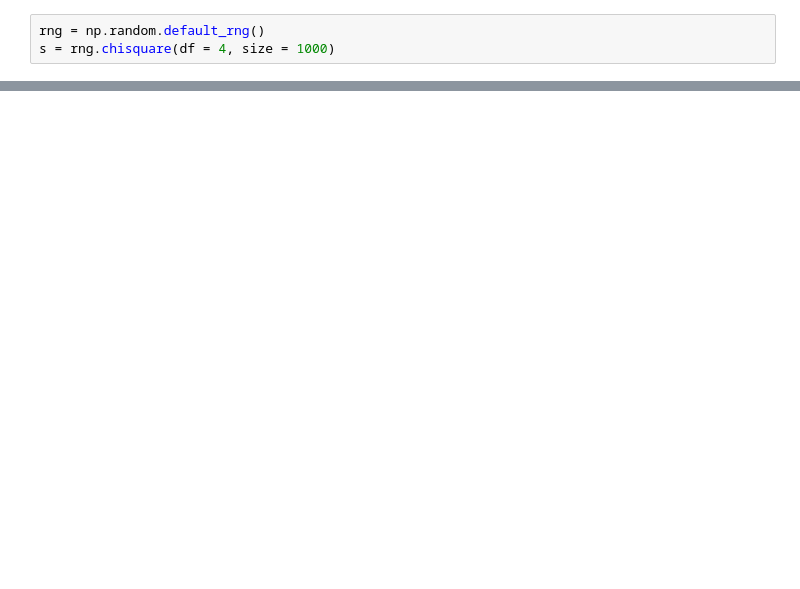
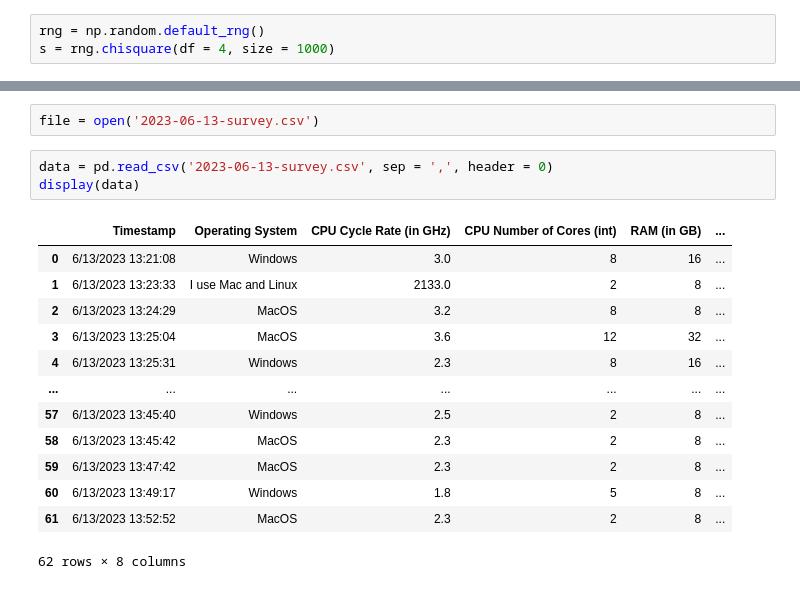
Before and after one commit to davidbaisas/JupyterLab, a Jupyter notebook: JupyterLab.ipynb, the cells around one changed output, grey strips where cells are left out. Saved outputs shown, nothing was run; the diff lists cells and outputs as text; blank space fills up the shorter version.

```diff
--- a/JupyterLab.ipynb
+++ b/JupyterLab.ipynb
@@ -69,0 +68,19 @@ plt.hist(s)
+# %%
+file = open('2023-06-13-survey.csv')
+# %%
+data = pd.read_csv('2023-06-13-survey.csv', sep = ',', header = 0)
+display(data)
+# %% [output]
+|  | Timestamp | Operating System | CPU Cycle Rate (in GHz) | CPU Number of Cores (int) | RAM (in GB) | ... |
+| 0 | 6/13/2023 13:21:08 | Windows | 3.0 | 8 | 16 | ... |
+| 1 | 6/13/2023 13:23:33 | I use Mac and Linux | 2133.0 | 2 | 8 | ... |
+| 2 | 6/13/2023 13:24:29 | MacOS | 3.2 | 8 | 8 | ... |
+| 3 | 6/13/2023 13:25:04 | MacOS | 3.6 | 12 | 32 | ... |
+| 4 | 6/13/2023 13:25:31 | Windows | 2.3 | 8 | 16 | ... |
+| ... | ... | ... | ... | ... | ... | ... |
+| 57 | 6/13/2023 13:45:40 | Windows | 2.5 | 2 | 8 | ... |
+| 58 | 6/13/2023 13:45:42 | MacOS | 2.3 | 2 | 8 | ... |
+| 59 | 6/13/2023 13:47:42 | MacOS | 2.3 | 2 | 8 | ... |
+| 60 | 6/13/2023 13:49:17 | Windows | 1.8 | 5 | 8 | ... |
+| 61 | 6/13/2023 13:52:52 | MacOS | 2.3 | 2 | 8 | ... |
+62 rows × 8 columns
```
Also changed, not shown: parts of 7 cells of this notebook, 1 other file.
